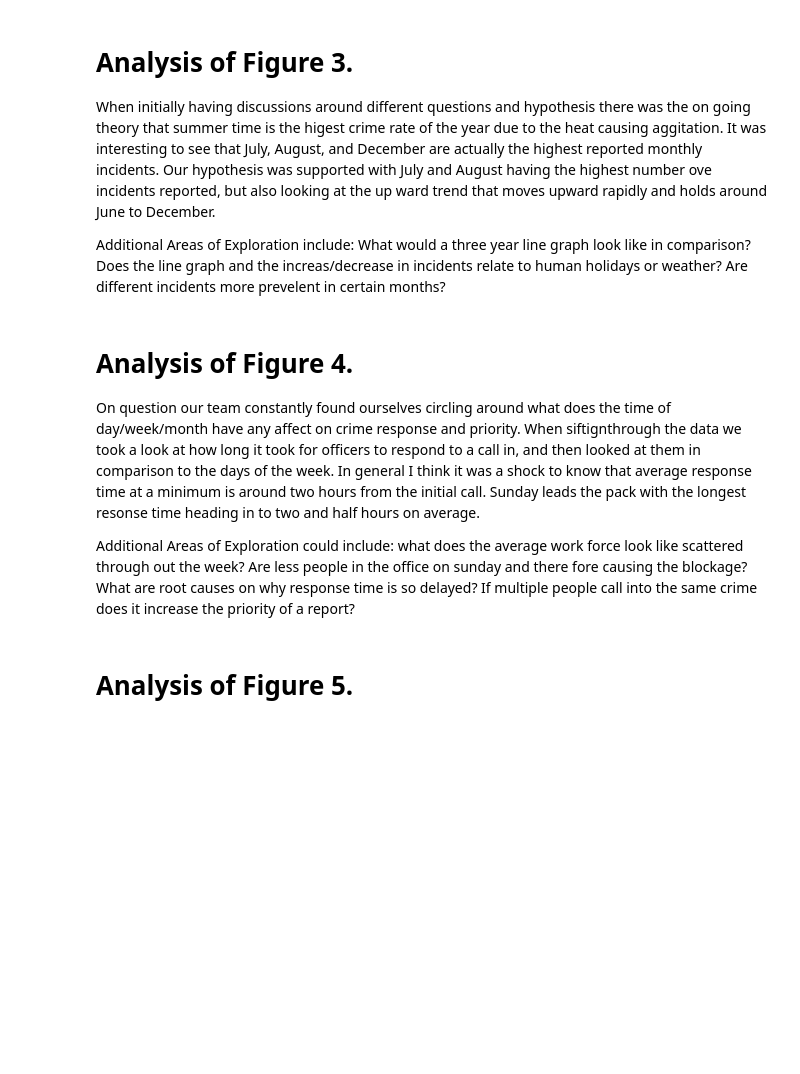
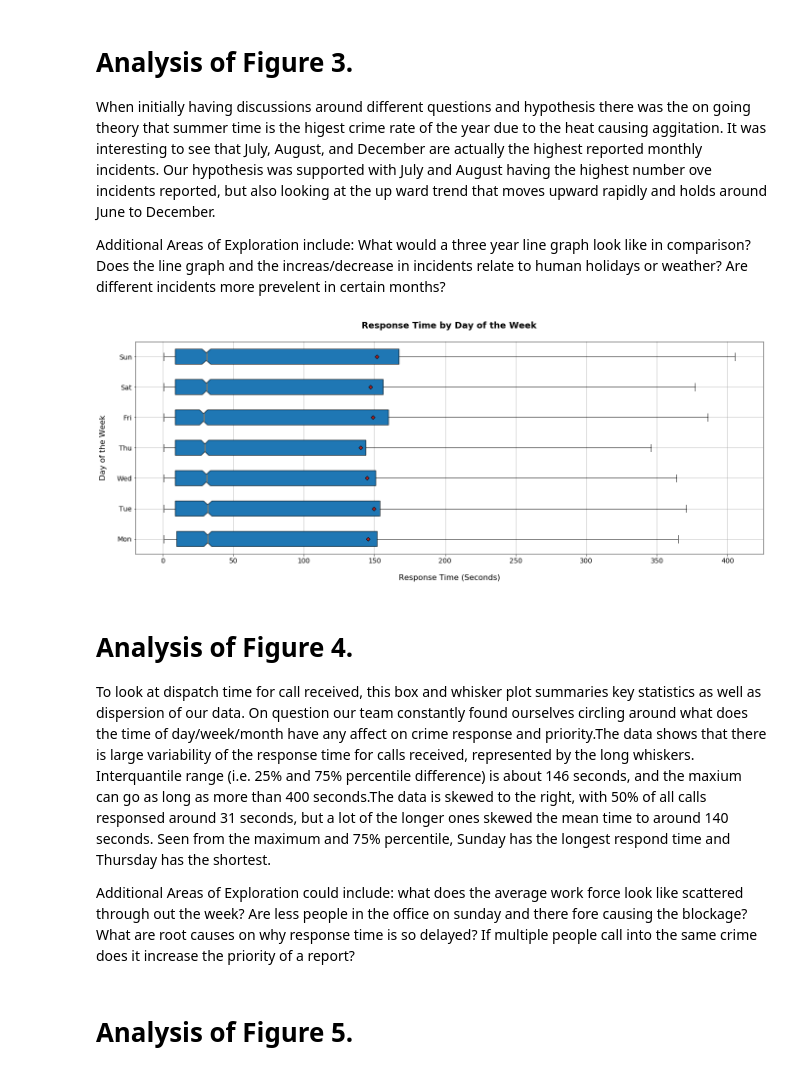
Before and after one commit to benjaminpodell/Project_1, a Jupyter notebook: groupb_beta.ipynb, the cells around one changed output. Saved outputs shown, nothing was run; the diff lists cells and outputs as text; code cells hidden in the pictures; blank space fills up the shorter version.

Commit message:
adding ellens graph and the analysis she made around response time and the day of the week.

```diff
--- a/groupb_beta.ipynb
+++ b/groupb_beta.ipynb
@@ -381,11 +381,40 @@ When initially having discussions around different questions and hypothesis ther
 
 
 Additional Areas of Exploration include: What would a three year line graph look like in comparison? Does the line graph and the increas/decrease in incidents relate to human holidays or weather? Are different incidents more prevelent in certain months?
+# %%
+# Create dataframe for positive response time only
+police_df_posi = police_df.loc[police_df["Response_Time"] > 0, :]
+
+# Create x_axis for day of week, shown in order
+police_df_posi["Day1 of the Week"].unique()
+days = ["Mon", "Tue", "Wed", "Thu", "Fri", "Sat", "Sun"]
+
+dispatch = []
+for day in days:
+    dispatch.append(police_df_posi[police_df_posi["Day1 of the Week"] == day]["Response_Time"].values)
+
+# Plot and format figure
+meanpointprops = dict(marker='D', markeredgecolor='black',
+                      markerfacecolor='firebrick')
+
+plt.boxplot(dispatch, labels= days, showfliers=False, patch_artist=True, showmeans=True, meanprops=meanpointprops, notch=True, vert=0)
+plt.title("Response Time by Day of the Week"
+          "\n", fontsize=18, fontweight='bold')
+plt.xlabel("Response Time (Seconds)", fontsize=16, labelpad=20)
+plt.ylabel("Day of the Week", fontsize=16, labelpad=20)
+plt.xticks(fontsize = 14)
+plt.yticks(fontsize = 14)
+
+plt.autolayout : True
+
+plt.grid()
+plt.show()
+# %% [output]
+[figure, added]
 # %% [markdown]
 # Analysis of Figure 4.
 
-On question our team constantly found ourselves circling around what does the time of day/week/month have any affect on crime response and priority. When siftignthrough the data we took a look at how long it took for officers to respond to a call in, and then looked at them in comparison to the days of the week. In general I think it was a shock to know that average response time at a minimum is around two hours from the initial call. Sunday leads the pack with the longest resonse time heading in to two and half hours on average.
-
+To look at dispatch time for call received, this box and whisker plot summaries key statistics as well as dispersion of our data. On question our team constantly found ourselves circling around what does the time of day/week/month have any affect on crime response and priority.The data shows that there is large variability of the response time for calls received, represented by the long whiskers. Interquantile range (i.e. 25% and 75% percentile difference) is about 146 seconds, and the maxium can go as long as more than 400 seconds.The data is skewed to the right, with 50% of all calls responsed around 31 seconds, but a lot of the longer ones skewed the mean time to around 140 seconds. Seen from the maximum and 75% percentile, Sunday has the longest respond time and Thursday has the shortest.
 
 Additional Areas of Exploration could include: what does the average work force look like scattered through out the week? Are less people in the office on sunday and there fore causing the blockage? What are root causes on why response time is so delayed? If multiple people call into the same crime does it increase the priority of a report?
 # %% [markdown]
```
